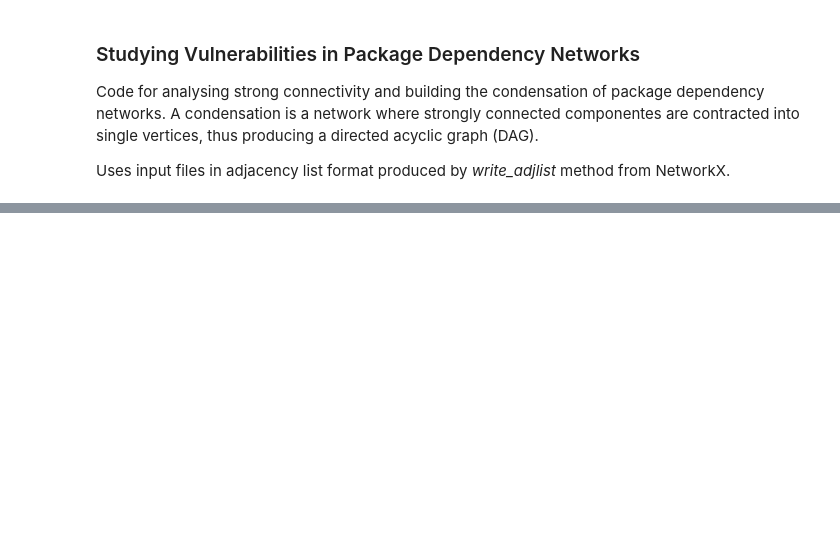
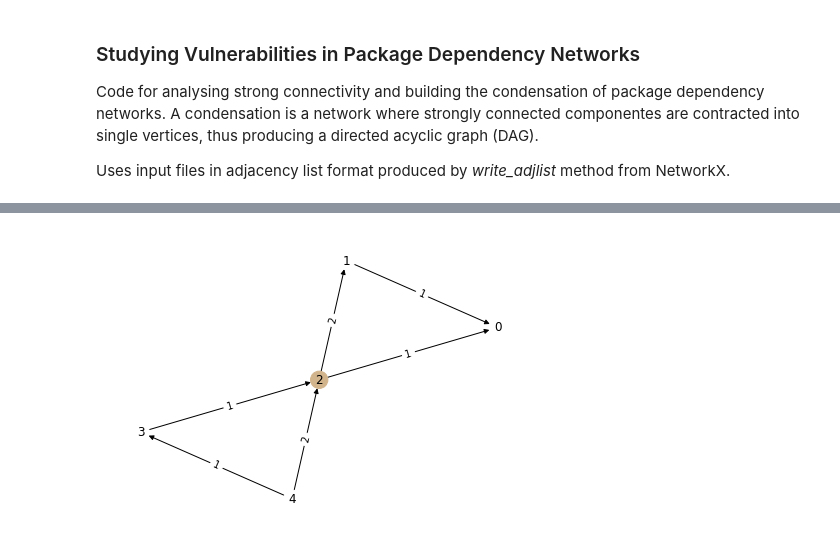
Before and after one commit to dsr0018/olivia, a Jupyter notebook: data/network_condensation.ipynb, the cells around one changed output, grey strips where cells are left out. Saved outputs shown, nothing was run; the diff lists cells and outputs as text; code cells hidden in the pictures; blank space fills up the shorter version.

```diff
--- a/data/network_condensation.ipynb
+++ b/data/network_condensation.ipynb
@@ -61,0 +124,9 @@ def condensation_report(G):
+# %%
+pos=nx.kamada_kawai_layout(GC,weight='None')
+colors=['white' if len(GC.nodes[n]['members'])==1 else 'tan' for n in GC.nodes]
+nx.draw(GC,pos,with_labels=True, node_color=colors)
+
+labels = nx.get_edge_attributes(GC,'weight')
+_=nx.draw_networkx_edge_labels(GC,pos,edge_labels=labels)
+# %% [output]
+[figure, added]
```
Also changed, not shown: parts of 18 cells of this notebook, 3 other files.
